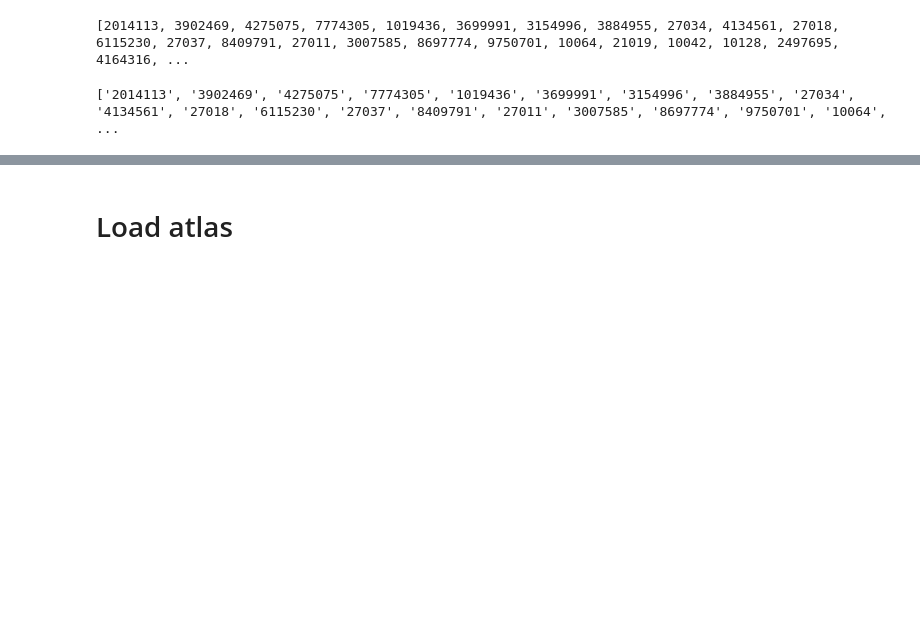
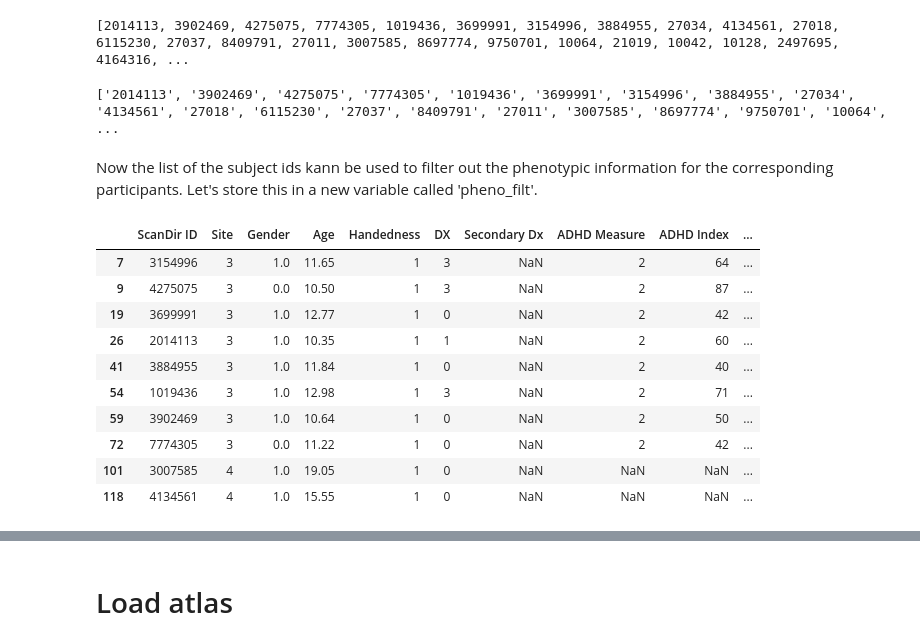
Before and after one commit to nwiltberg/project_msc05, a Jupyter notebook: code/data_exploration.ipynb, the cells around one changed output, grey strips where cells are left out. Saved outputs shown, nothing was run; the diff lists cells and outputs as text; code cells hidden in the pictures; blank space fills up the shorter version.

```diff
--- a/code/data_exploration.ipynb
+++ b/code/data_exploration.ipynb
@@ -136,7 +119,8 @@ urllib.request.urlretrieve(url, '/mnt/c/Users/nasta/Desktop/Forschungsmodul/proj
 # %% [markdown]
 Let's look into this file.
 # %%
-pd.read_csv('data/adhd200_preprocessed_phenotypics.tsv', sep='\t')
+pheno_all = pd.read_csv('data/adhd200_preprocessed_phenotypics.tsv', sep='\t')
+pheno_all
 # %% [output]
 |  | ScanDir ID | Site | Gender | Age | Handedness | DX | Secondary Dx | ADHD Measure | ADHD Index | ... |
 | 0 | 2371032 | 3 | 0.0 | 10.73 | 1 | 0 | NaN | 2 | 47 | ... |
@@ -172,3 +165,20 @@ sub_idx = [str(i) for i in sub_idx]
 print(sub_idx)
 # %% [output]
 ['2014113', '3902469', '4275075', '7774305', '1019436', '3699991', '3154996', '3884955', '27034', '4134561', '27018', '6115230', '27037', '8409791', '27011', '3007585', '8697774', '9750701', '10064',  ...
+# %% [markdown]
+Now the list of the subject ids kann be used to filter out the phenotypic information for the corresponding participants. Let's store this in a new variable called 'pheno_filt'.
+# %%
+pheno_filt = pheno_all[pheno_all['ScanDir ID'].isin(sub_idx)]
+pheno_filt.head(10)
+# %% [output]
+|  | ScanDir ID | Site | Gender | Age | Handedness | DX | Secondary Dx | ADHD Measure | ADHD Index | ... |
+| 7 | 3154996 | 3 | 1.0 | 11.65 | 1 | 3 | NaN | 2 | 64 | ... |
+| 9 | 4275075 | 3 | 0.0 | 10.50 | 1 | 3 | NaN | 2 | 87 | ... |
+| 19 | 3699991 | 3 | 1.0 | 12.77 | 1 | 0 | NaN | 2 | 42 | ... |
+| 26 | 2014113 | 3 | 1.0 | 10.35 | 1 | 1 | NaN | 2 | 60 | ... |
+| 41 | 3884955 | 3 | 1.0 | 11.84 | 1 | 0 | NaN | 2 | 40 | ... |
+| 54 | 1019436 | 3 | 1.0 | 12.98 | 1 | 3 | NaN | 2 | 71 | ... |
+| 59 | 3902469 | 3 | 1.0 | 10.64 | 1 | 0 | NaN | 2 | 50 | ... |
+| 72 | 7774305 | 3 | 0.0 | 11.22 | 1 | 0 | NaN | 2 | 42 | ... |
+| 101 | 3007585 | 4 | 1.0 | 19.05 | 1 | 0 | NaN | NaN | NaN | ... |
+| 118 | 4134561 | 4 | 1.0 | 15.55 | 1 | 0 | NaN | NaN | NaN | ... |
```
Also changed, not shown: parts of 10 cells of this notebook.
